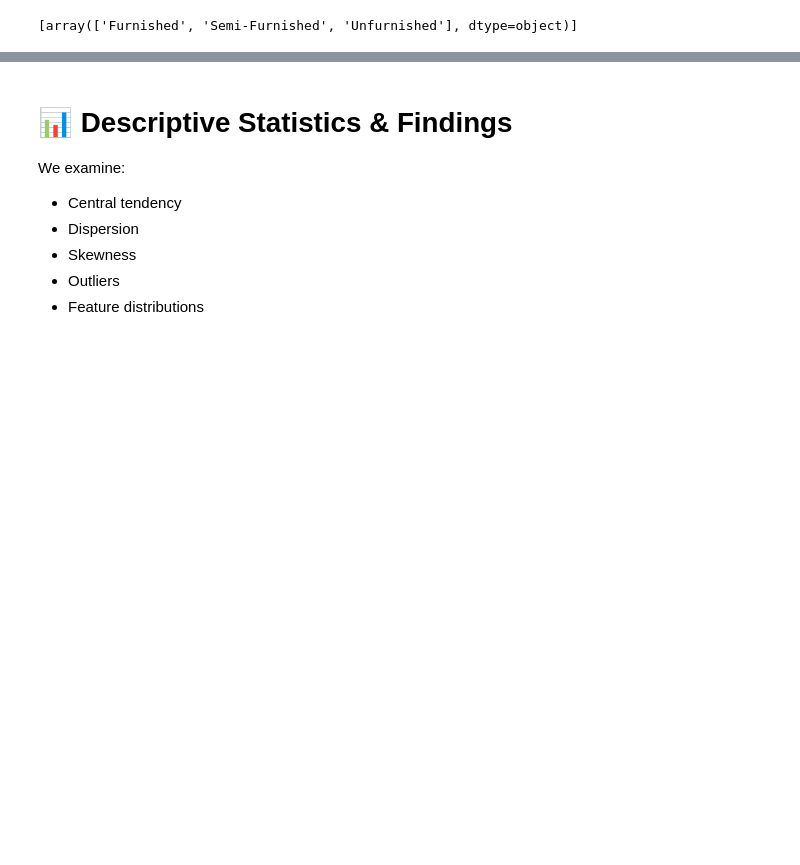
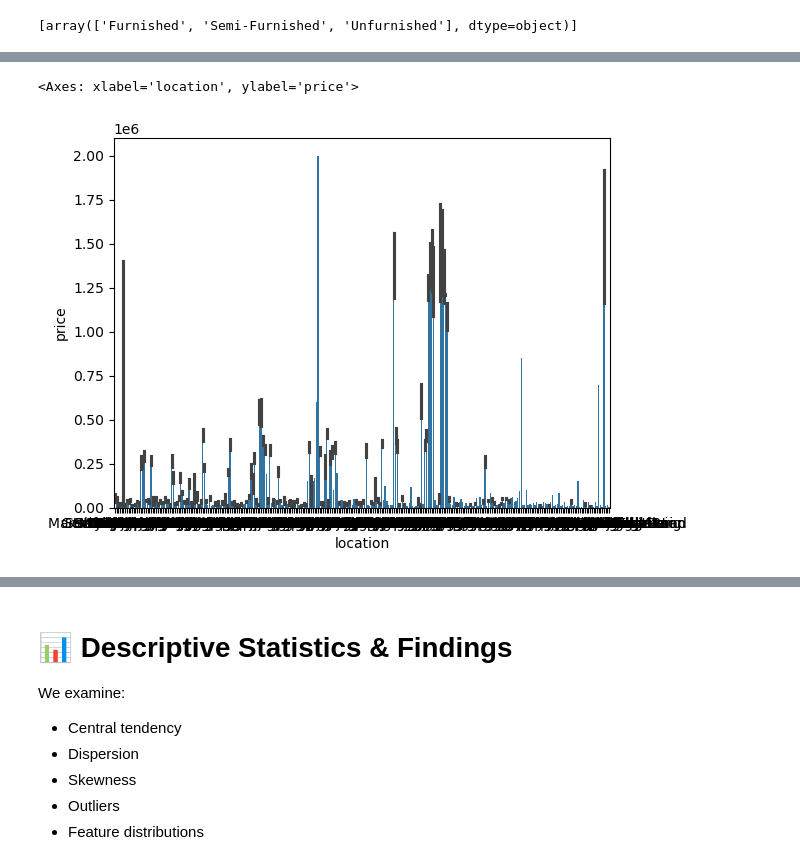
Before and after one commit to ankitkrsingh05/sms_lucknow, a Jupyter notebook: Delhi_Housing_Optimized_Advanced_Project.ipynb, the cells around one changed output, grey strips where cells are left out. Saved outputs shown, nothing was run; the diff lists cells and outputs as text; code cells hidden in the pictures; blank space fills up the shorter version.

```diff
--- a/Delhi_Housing_Optimized_Advanced_Project.ipynb
+++ b/Delhi_Housing_Optimized_Advanced_Project.ipynb
@@ -134,0 +217,5 @@ pd.DataFrame(ohe.transform(df[["Status"]],).toarray(),columns = ['Furnished', 'S
+# %%
+sns.barplot(data = df_trans4,x = 'location',y='price')
+# %% [output]
+<Axes: xlabel='location', ylabel='price'>
+[figure, added]
```
Also changed, not shown: parts of 24 cells of this notebook.
